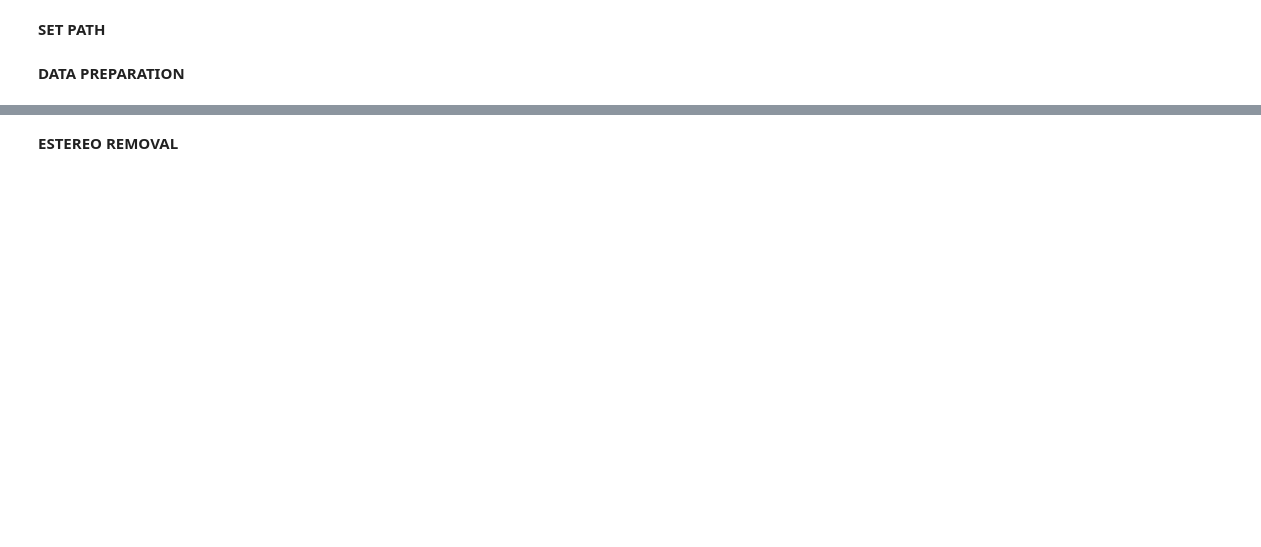
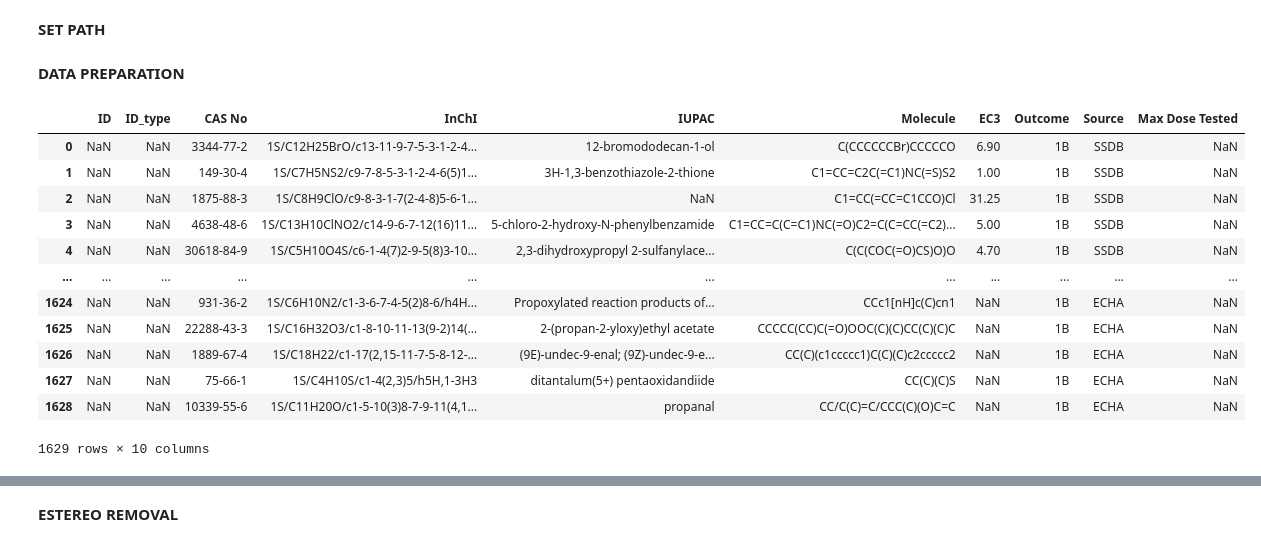
Before and after one commit to franciscolucasfo/Scripts-LabMol-Francisco, a Jupyter notebook: CURATION SCRIPT.ipynb, the cells around one changed output, grey strips where cells are left out. Saved outputs shown, nothing was run; the diff lists cells and outputs as text; code cells hidden in the pictures; blank space fills up the shorter version.

```diff
--- a/CURATION SCRIPT.ipynb
+++ b/CURATION SCRIPT.ipynb
@@ -84,7 +83,21 @@ df0 = df.loc[:, ['PUBCHEM_EXT_DATASOURCE_SMILES', 'PUBCHEM_ACTIVITY_OUTCOME', 'P
 df0
 # %%
-df0 = df0.rename(columns={'Canonical SMILES':'Molecule', 'LLNA (EPA,GHS)':'Outcome'})
+df0 = df0.rename(columns={'Canonical SMILES':'Molecule', 'GHS':'Outcome'})
 df0
+# %% [output]
+|  | ID | ID_type | CAS No | InChI | IUPAC | Molecule | EC3 | Outcome | Source | Max Dose Tested |
+| 0 | NaN | NaN | 3344-77-2 | 1S/C12H25BrO/c13-11-9-7-5-3-1-2-4... | 12-bromododecan-1-ol | C(CCCCCCBr)CCCCCO | 6.90 | 1B | SSDB | NaN |
+| 1 | NaN | NaN | 149-30-4 | 1S/C7H5NS2/c9-7-8-5-3-1-2-4-6(5)1... | 3H-1,3-benzothiazole-2-thione | C1=CC=C2C(=C1)NC(=S)S2 | 1.00 | 1B | SSDB | NaN |
+| 2 | NaN | NaN | 1875-88-3 | 1S/C8H9ClO/c9-8-3-1-7(2-4-8)5-6-1... | NaN | C1=CC(=CC=C1CCO)Cl | 31.25 | 1B | SSDB | NaN |
+| 3 | NaN | NaN | 4638-48-6 | 1S/C13H10ClNO2/c14-9-6-7-12(16)11... | 5-chloro-2-hydroxy-N-phenylbenzamide | C1=CC=C(C=C1)NC(=O)C2=C(C=CC(=C2)... | 5.00 | 1B | SSDB | NaN |
+| 4 | NaN | NaN | 30618-84-9 | 1S/C5H10O4S/c6-1-4(7)2-9-5(8)3-10... | 2,3-dihydroxypropyl 2-sulfanylace... | C(C(COC(=O)CS)O)O | 4.70 | 1B | SSDB | NaN |
+| ... | ... | ... | ... | ... | ... | ... | ... | ... | ... | ... |
+| 1624 | NaN | NaN | 931-36-2 | 1S/C6H10N2/c1-3-6-7-4-5(2)8-6/h4H... | Propoxylated reaction products of... | CCc1[nH]c(C)cn1 | NaN | 1B | ECHA | NaN |
+| 1625 | NaN | NaN | 22288-43-3 | 1S/C16H32O3/c1-8-10-11-13(9-2)14(... | 2-(propan-2-yloxy)ethyl acetate | CCCCC(CC)C(=O)OOC(C)(C)CC(C)(C)C | NaN | 1B | ECHA | NaN |
+| 1626 | NaN | NaN | 1889-67-4 | 1S/C18H22/c1-17(2,15-11-7-5-8-12-... | (9E)-undec-9-enal; (9Z)-undec-9-e... | CC(C)(c1ccccc1)C(C)(C)c2ccccc2 | NaN | 1B | ECHA | NaN |
+| 1627 | NaN | NaN | 75-66-1 | 1S/C4H10S/c1-4(2,3)5/h5H,1-3H3 | ditantalum(5+) pentaoxidandiide | CC(C)(C)S | NaN | 1B | ECHA | NaN |
+| 1628 | NaN | NaN | 10339-55-6 | 1S/C11H20O/c1-5-10(3)8-7-9-11(4,1... | propanal | CC/C(C)=C/CCC(C)(O)C=C | NaN | 1B | ECHA | NaN |
+1629 rows × 10 columns
 # %%
 def string_to_int(s):
     mapping = {"Active": 1, "Inactive": 0}
```
Also changed, not shown: parts of 23 cells of this notebook, 13 other files.
